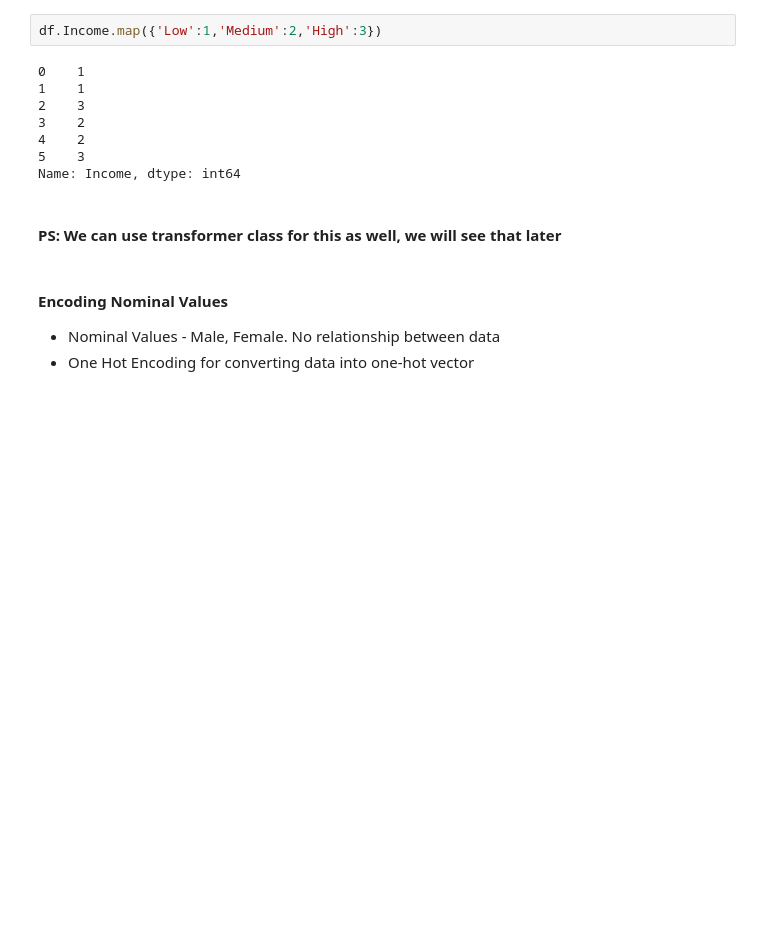
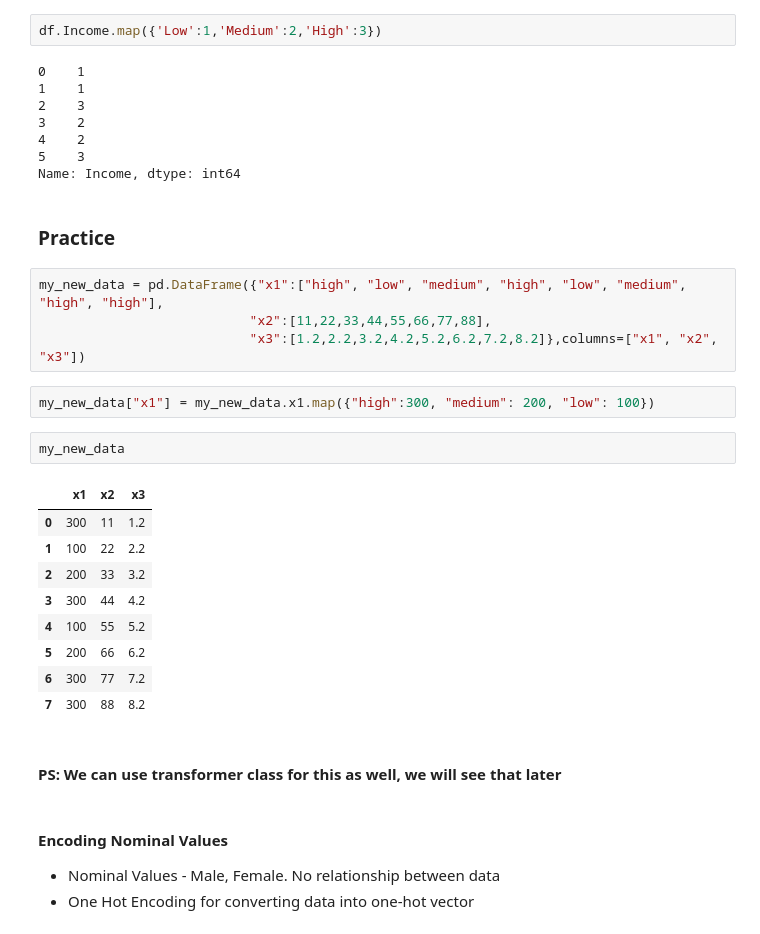
Before and after one commit to Shuaibiqbal/Ml_Zero_to_hero, a Jupyter notebook: 02_Data_Preprocessing/DataPreprocessing.ipynb, the cells around one changed output. Saved outputs shown, nothing was run; the diff lists cells and outputs as text; blank space fills up the shorter version.

Commit message:
Data Processing Completed

```diff
--- a/02_Data_Preprocessing/DataPreprocessing.ipynb
+++ b/02_Data_Preprocessing/DataPreprocessing.ipynb
@@ -365,6 +379,26 @@ df.Income.map({'Low':1,'Medium':2,'High':3})
 4    2
 5    3
 Name: Income, dtype: int64
+# %% [markdown]
+### Practice
+# %%
+my_new_data = pd.DataFrame({"x1":["high", "low", "medium", "high", "low", "medium", "high", "high"],
+                           "x2":[11,22,33,44,55,66,77,88],
+                           "x3":[1.2,2.2,3.2,4.2,5.2,6.2,7.2,8.2]},columns=["x1", "x2", "x3"])
+# %%
+my_new_data["x1"] = my_new_data.x1.map({"high":300, "medium": 200, "low": 100})
+# %%
+my_new_data
+# %% [output]
+|  | x1 | x2 | x3 |
+| 0 | 300 | 11 | 1.2 |
+| 1 | 100 | 22 | 2.2 |
+| 2 | 200 | 33 | 3.2 |
+| 3 | 300 | 44 | 4.2 |
+| 4 | 100 | 55 | 5.2 |
+| 5 | 200 | 66 | 6.2 |
+| 6 | 300 | 77 | 7.2 |
+| 7 | 300 | 88 | 8.2 |
 # %% [markdown]
 #### PS: We can use transformer class for this as well, we will see that later
 # %% [markdown]
```
Also changed, not shown: parts of 41 cells of this notebook, 1 other file.
